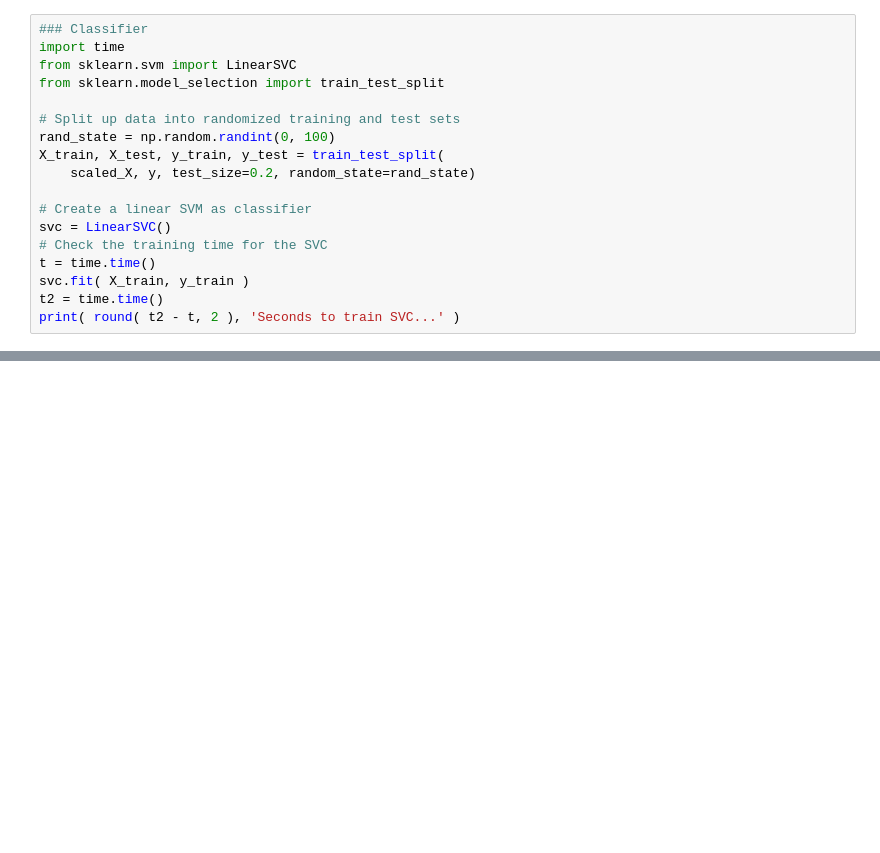
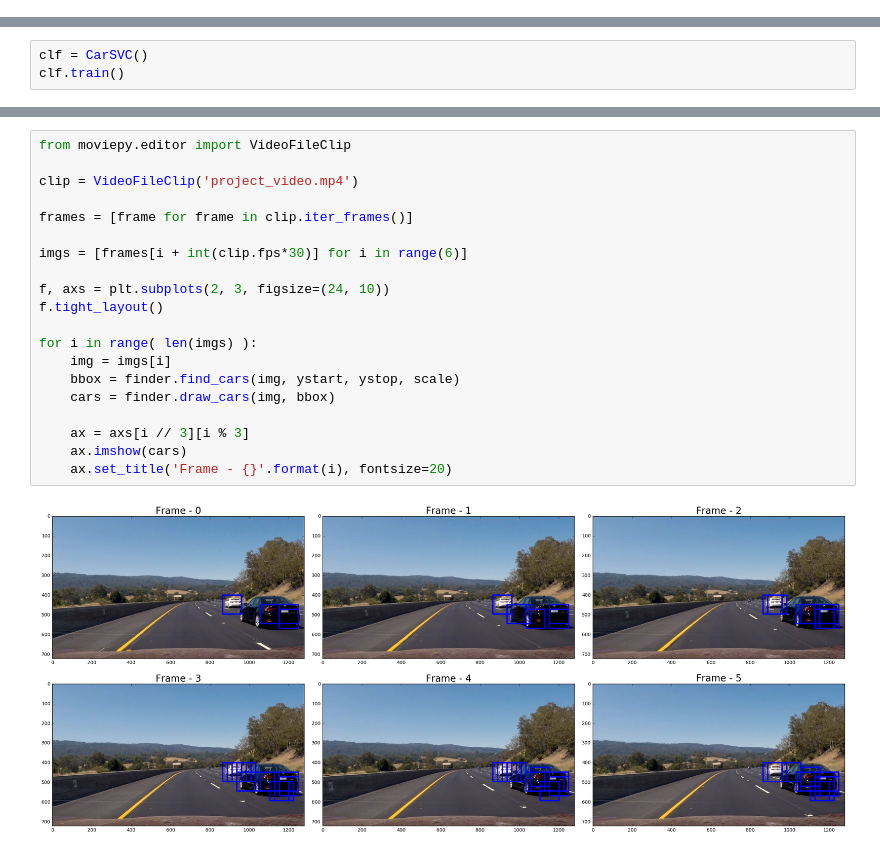
Before and after one commit to liaochiheng/CarND-Term1-P5, a Jupyter notebook: P5.ipynb, the cells around one changed output, grey strips where cells are left out. Saved outputs shown, nothing was run; the diff lists cells and outputs as text; blank space fills up the shorter version.

```diff
--- a/P5.ipynb
+++ b/P5.ipynb
@@ -24,18 +0,0 @@ y = np.hstack((np.ones(len(car_features)), np.zeros(len(notcar_features))))
-# %%
-### Classifier
-import time
-from sklearn.svm import LinearSVC
-from sklearn.model_selection import train_test_split
-
-# Split up data into randomized training and test sets
-rand_state = np.random.randint(0, 100)
-X_train, X_test, y_train, y_test = train_test_split(
-    scaled_X, y, test_size=0.2, random_state=rand_state)
-
-# Create a linear SVM as classifier
-svc = LinearSVC()
-# Check the training time for the SVC
-t = time.time()
-svc.fit( X_train, y_train )
-t2 = time.time()
-print( round( t2 - t, 2 ), 'Seconds to train SVC...' )
@@ -41,0 +158,3 @@ print( round( t2 - t, 2 ), 'Seconds to train SVC...' )
+# %%
+clf = CarSVC()
+clf.train()
@@ -41,0 +268,22 @@ print( round( t2 - t, 2 ), 'Seconds to train SVC...' )
+# %%
+from moviepy.editor import VideoFileClip
+
+clip = VideoFileClip('project_video.mp4')
+
+frames = [frame for frame in clip.iter_frames()]
+
+imgs = [frames[i + int(clip.fps*30)] for i in range(6)]
+
+f, axs = plt.subplots(2, 3, figsize=(24, 10))
+f.tight_layout()
+
+for i in range( len(imgs) ):
+    img = imgs[i]
+    bbox = finder.find_cars(img, ystart, ystop, scale)
+    cars = finder.draw_cars(img, bbox)
+
+    ax = axs[i // 3][i % 3]
+    ax.imshow(cars)
+    ax.set_title('Frame - {}'.format(i), fontsize=20)
+# %% [output]
+[figure, added]
```
Also changed, not shown: parts of 8 cells of this notebook.
